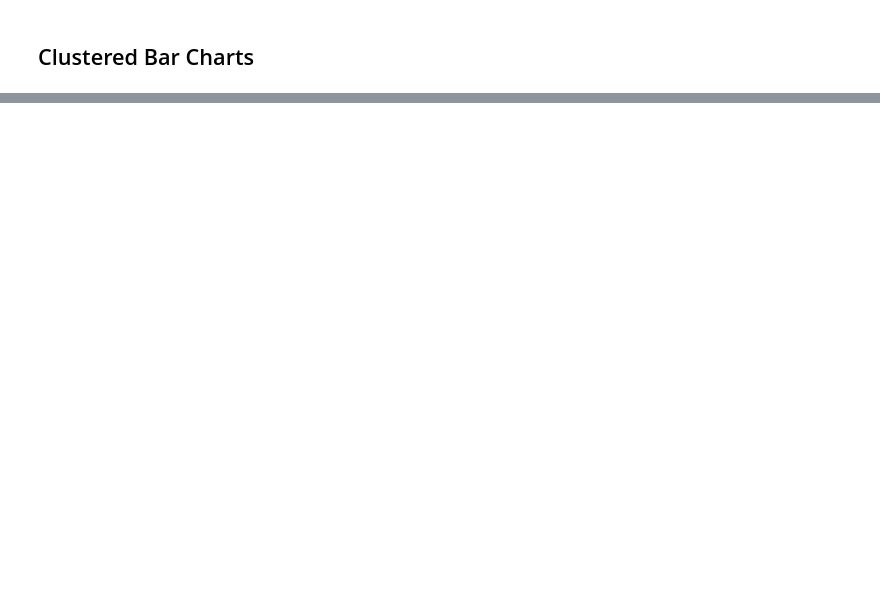
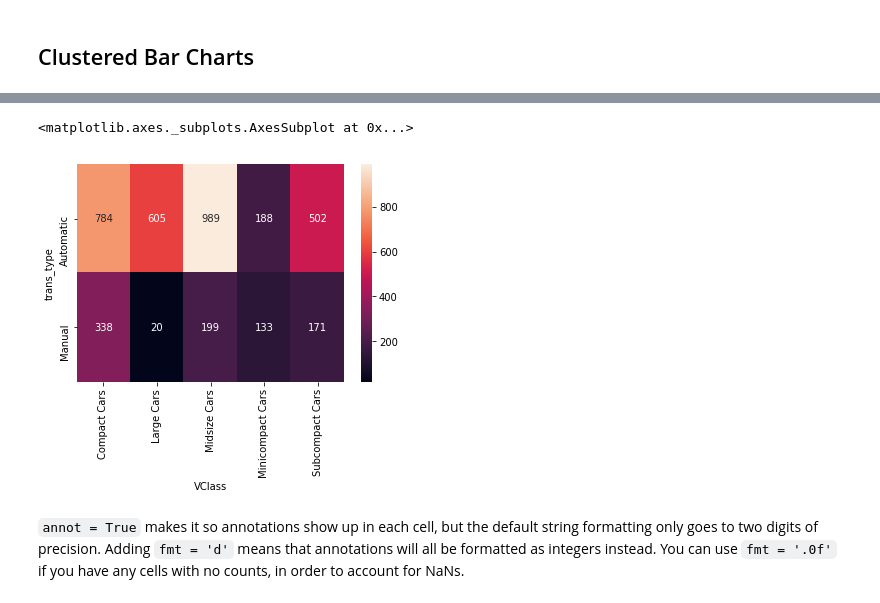
Before and after one commit to glongh/aipnd-notes, a Jupyter notebook: Clustered Bar Charts.ipynb, the cells around one changed output, grey strips where cells are left out. Cells and saved outputs as stored; diff of their text form; code cells hidden in the pictures; blank space fills up the shorter version.

````diff
--- a/Clustered Bar Charts.ipynb
+++ b/Clustered Bar Charts.ipynb
@@ -28,0 +48,4 @@ NameError: name 'ct_counts' is not defined
+# %%
+ct_counts = fuel_econ.groupby(['VClass', 'trans_type']).size()
+ct_counts = ct_counts.reset_index(name = 'count')
+ct_counts = ct_counts.pivot(index = 'trans_type', columns = 'VClass', values = 'count')
@@ -28,0 +57,7 @@ NameError: name 'ct_counts' is not defined
+# %%
+sb.heatmap(ct_counts, annot = True, fmt = 'd')
+# %% [output]
+<matplotlib.axes._subplots.AxesSubplot at 0x...>
+[figure, added]
+# %% [markdown]
+```annot = True``` makes it so annotations show up in each cell, but the default string formatting only goes to two digits of precision. Adding ```fmt = 'd'``` means that annotations will all be formatted as integers instead. You can use ```fmt = '.0f'``` if you have any cells with no counts, in order to account for NaNs.
````
Also changed, not shown: parts of 9 cells of this notebook, 3 other files.
